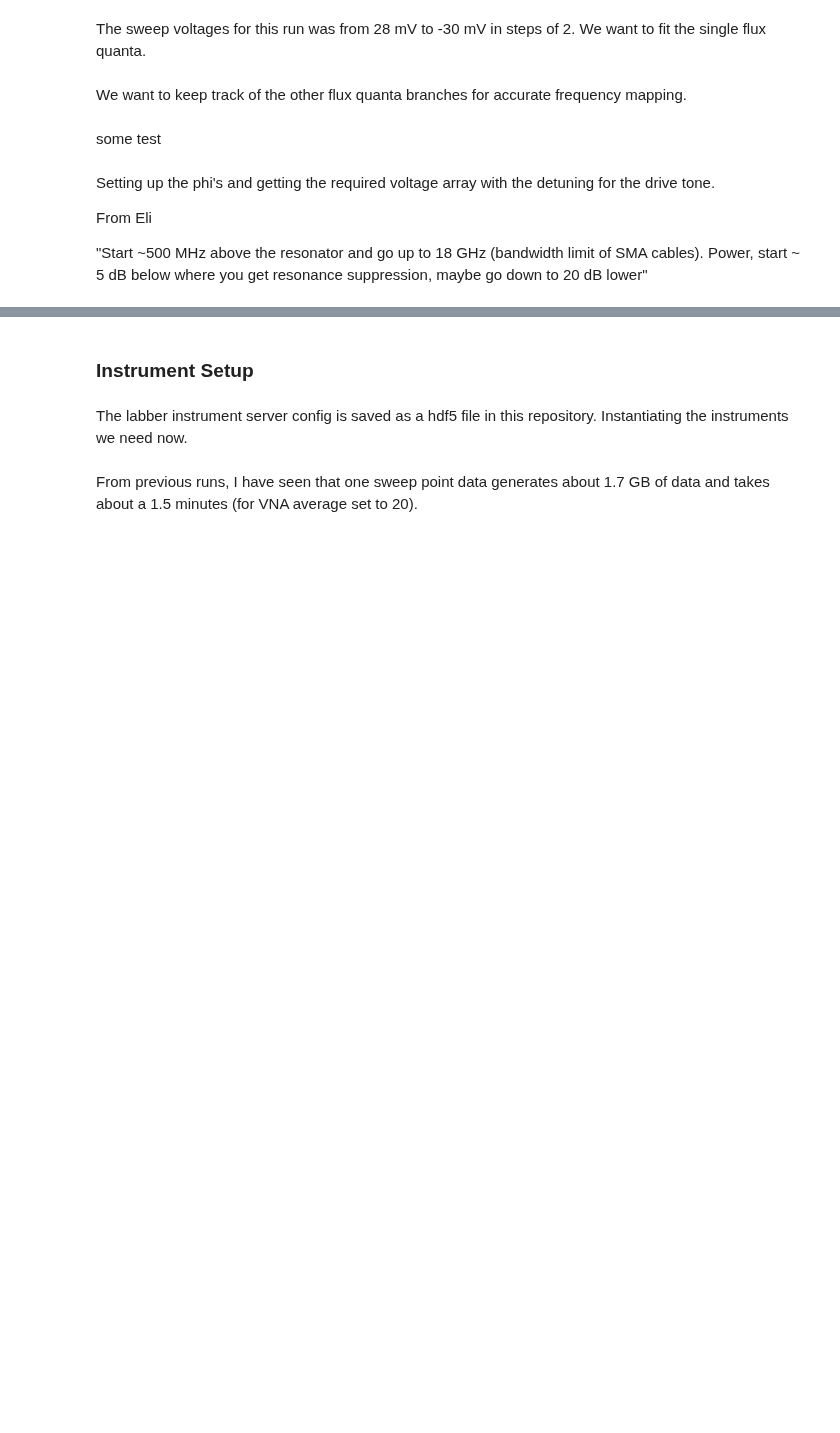
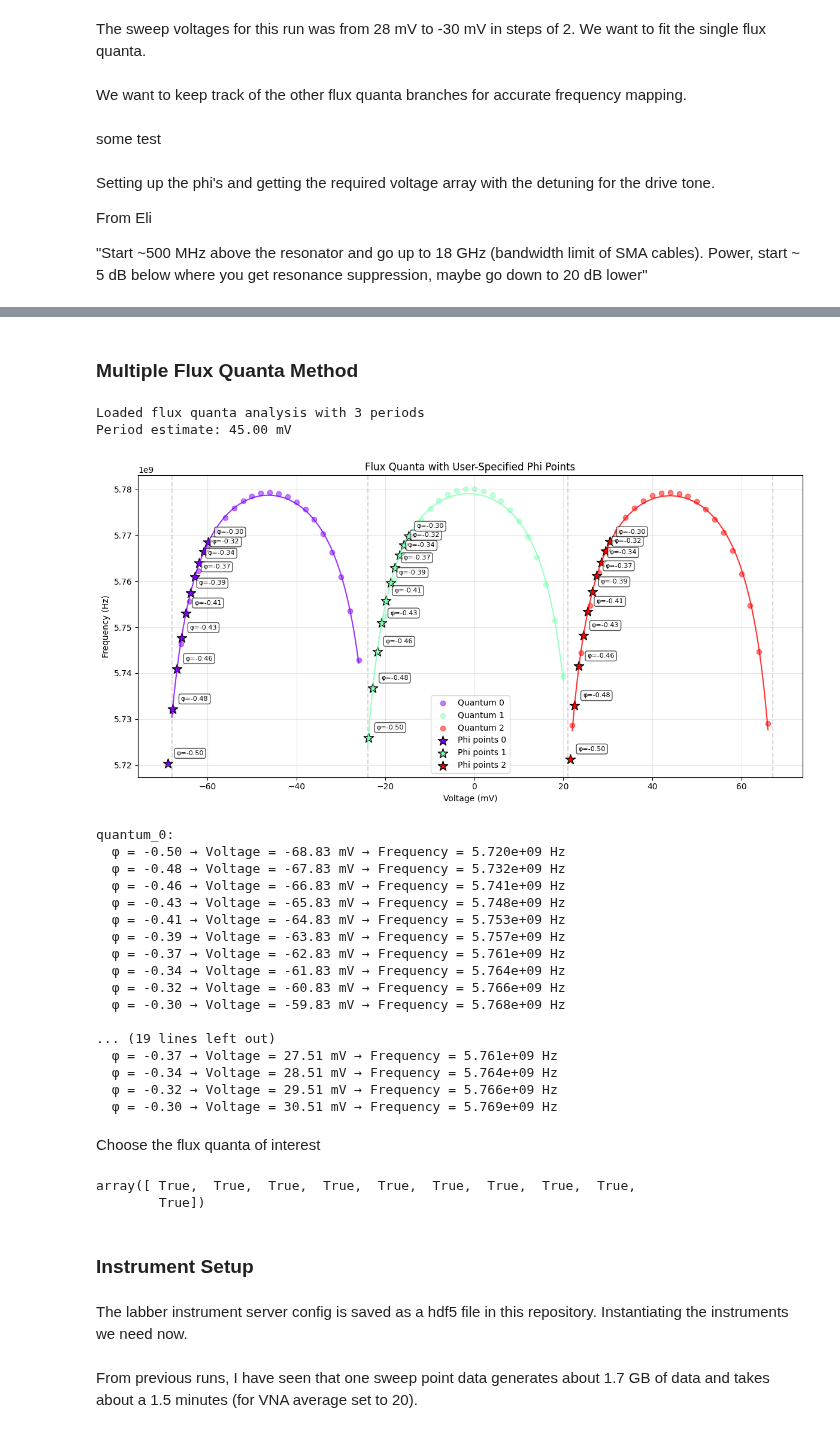
Before and after one commit to shanto268/QP_NBR_Experiments, a Jupyter notebook: experiment1.ipynb, the cells around one changed output, grey strips where cells are left out. Cells and saved outputs as stored; diff of their text form; code cells hidden in the pictures; blank space fills up the shorter version.

Commit message:
feat: added support for running experiment1 with multiple flux fit

```diff
--- a/experiment1.ipynb
+++ b/experiment1.ipynb
@@ -91,3 +98,39 @@ phi_arr
 v_arr, f_arr = from_flux_fit(phi_arr, best_fit, ofq) # mV, GHz
 # %%
 plot_sweep_points(v_arr, f_arr, phi_arr)
+# %% [markdown]
+### Multiple Flux Quanta Method
+# %%
+flux_data = load_flux_quanta_analysis('flux_quanta_analysis.json')
+# %% [output]
+Loaded flux quanta analysis with 3 periods
+Period estimate: 45.00 mV
+# %%
+phi_results = plot_phi_points(flux_data, phi_arr)
+guess_data = process_phi_results(phi_results)
+# %% [output]
+[figure, added]
+quantum_0:
+  φ = -0.50 → Voltage = -68.83 mV → Frequency = 5.720e+09 Hz
+  φ = -0.48 → Voltage = -67.83 mV → Frequency = 5.732e+09 Hz
+  φ = -0.46 → Voltage = -66.83 mV → Frequency = 5.741e+09 Hz
+  φ = -0.43 → Voltage = -65.83 mV → Frequency = 5.748e+09 Hz
+  φ = -0.41 → Voltage = -64.83 mV → Frequency = 5.753e+09 Hz
+  φ = -0.39 → Voltage = -63.83 mV → Frequency = 5.757e+09 Hz
+  φ = -0.37 → Voltage = -62.83 mV → Frequency = 5.761e+09 Hz
+  φ = -0.34 → Voltage = -61.83 mV → Frequency = 5.764e+09 Hz
+  φ = -0.32 → Voltage = -60.83 mV → Frequency = 5.766e+09 Hz
+  φ = -0.30 → Voltage = -59.83 mV → Frequency = 5.768e+09 Hz
+
+... (19 lines left out)
+  φ = -0.37 → Voltage = 27.51 mV → Frequency = 5.761e+09 Hz
+  φ = -0.34 → Voltage = 28.51 mV → Frequency = 5.764e+09 Hz
+  φ = -0.32 → Voltage = 29.51 mV → Frequency = 5.766e+09 Hz
+  φ = -0.30 → Voltage = 30.51 mV → Frequency = 5.769e+09 Hz
+# %% [markdown]
+Choose the flux quanta of interest
+# %%
+phi == phi_arr
+# %% [output]
+array([ True,  True,  True,  True,  True,  True,  True,  True,  True,
+        True])
```
Also changed, not shown: parts of 8 cells of this notebook, 1 other file.
